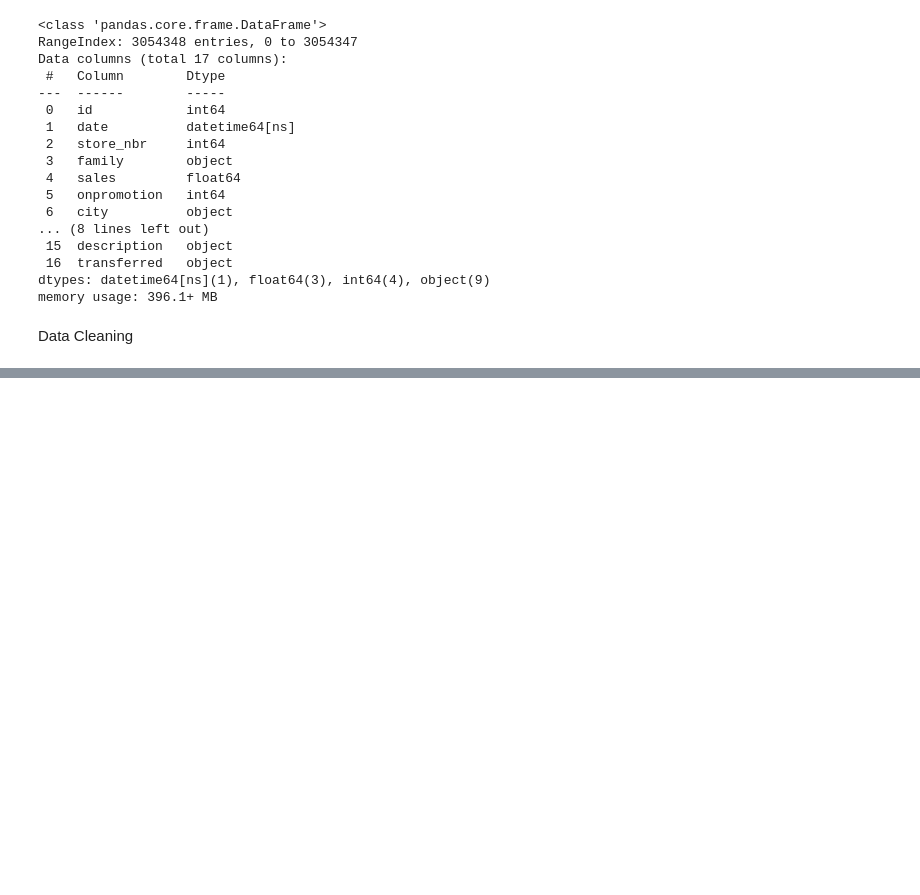
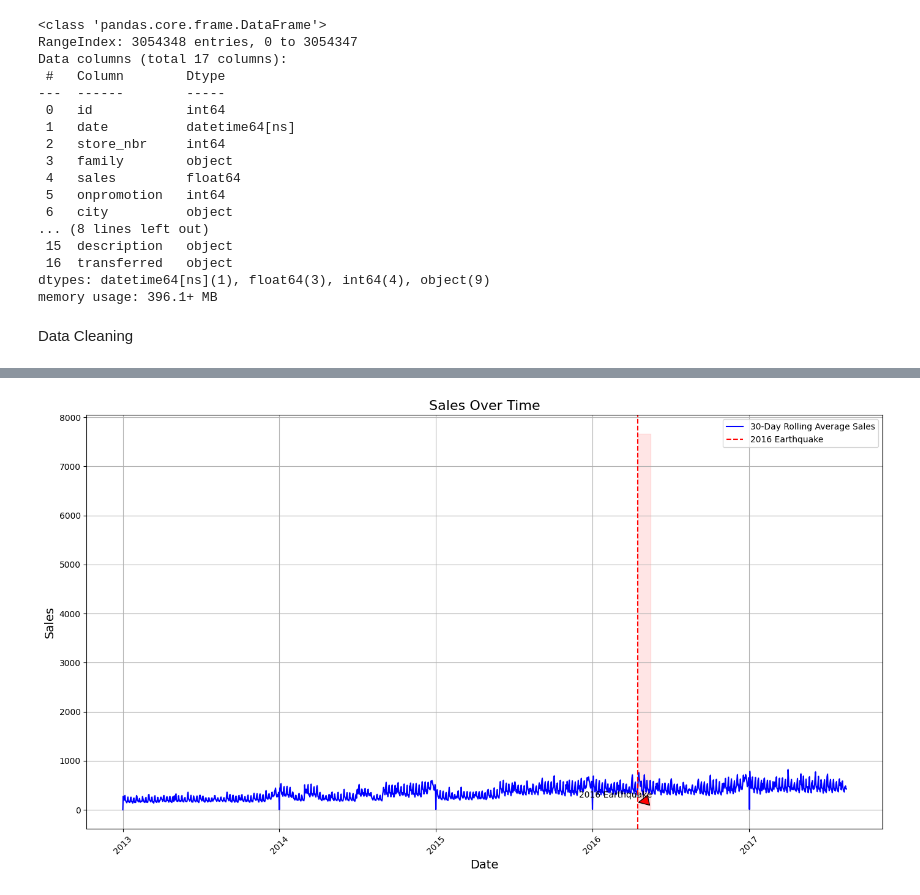
Before and after one commit to MillicentAgyir/LP3--Time-Series-Analysis, a Jupyter notebook: Notebooks/main-1.ipynb, the cells around one changed output, grey strips where cells are left out. Saved outputs shown, nothing was run; the diff lists cells and outputs as text; code cells hidden in the pictures; blank space fills up the shorter version.

Commit message:
Data Cleaning

```diff
--- a/Notebooks/main-1.ipynb
+++ b/Notebooks/main-1.ipynb
@@ -130,7 +139,7 @@ stores.head()
 | 4 | 5 | Santo Domingo | Santo Domingo de los Tsachilas | D | 4 |
 # %%
 # Loading other datasets
-train = pd.read_csv(r'C:\Users\magyir\Downloads\store-sales-forecasting\train.csv', parse_dates=['date'])
+train_data = pd.read_csv(r'C:\Users\magyir\Downloads\store-sales-forecasting\train.csv', parse_dates=['date'])
 transactions = pd.read_csv(r"C:\Users\magyir\Downloads\store-sales-forecasting\transactions.csv", parse_dates=['date'])
 sample_submission = pd.read_csv(r"C:\Users\magyir\Downloads\sample_submission.csv")
 test = pd.read_csv(r"C:\Users\magyir\Downloads\test.csv", parse_dates=['date'])
@@ -214,0 +218,13 @@ dtype: int64
+# %%
+# Handle missing values
+
+# Identify numerical and categorical columns
+numerical_cols = train_data.select_dtypes(include=[np.number]).columns
+categorical_cols = train_data.select_dtypes(include=[object]).columns
+
+# For numerical, we will use interpolation to fill missing values
+train_data[numerical_cols] = train_data[numerical_cols].interpolate(method='linear')
+
+# For categorical, replace missing values with a new category,'Unknown'
+constant_imputer = SimpleImputer(strategy='constant', fill_value='Unknown')
+train_data[categorical_cols] = constant_imputer.fit_transform(train_data[categorical_cols])
@@ -214,0 +241,4 @@ dtype: int64
+# %%
+# Handling the rest of the missing values using Mean imputation.
+mean_imputer = SimpleImputer(strategy='mean')
+train_data[numerical_cols] = mean_imputer.fit_transform(train_data[numerical_cols])
@@ -214,0 +270,25 @@ dtype: int64
+# %%
+# Calculate a rolling average to smooth the line
+train_data['sales_rolling'] = train_data['sales'].rolling(window=30).mean()
+
+plt.figure(figsize=(14, 8))
+sns.lineplot(x='date', y='sales_rolling', data=train_data, color='blue', label='30-Day Rolling Average Sales', linewidth=1.5)
+plt.title('Sales Over Time', fontsize=16)
+plt.xlabel('Date', fontsize=14)
+plt.ylabel('Sales', fontsize=14)
+
+# Highlight the earthquake period
+plt.axvline(pd.to_datetime('2016-04-16'), color='red', linestyle='--', label='2016 Earthquake')
+plt.fill_betweenx(y=[0, max(train_data['sales_rolling'].dropna())], x1=pd.to_datetime('2016-04-16'), x2=pd.to_datetime('2016-05-16'), color='red', alpha=0.1)
+
+# Annotations for specific events
+plt.annotate('2016 Earthquake', xy=(pd.to_datetime('2016-04-16'), 150), xytext=(pd.to_datetime('2015-12-01'), 250),
+             arrowprops=dict(facecolor='red', shrink=0.05))
+
+plt.legend()
+plt.grid(True)
+plt.xticks(rotation=45)
+plt.tight_layout()
+plt.show()
+# %% [output]
+[figure, added]
```
Also changed, not shown: parts of 20 cells of this notebook.
